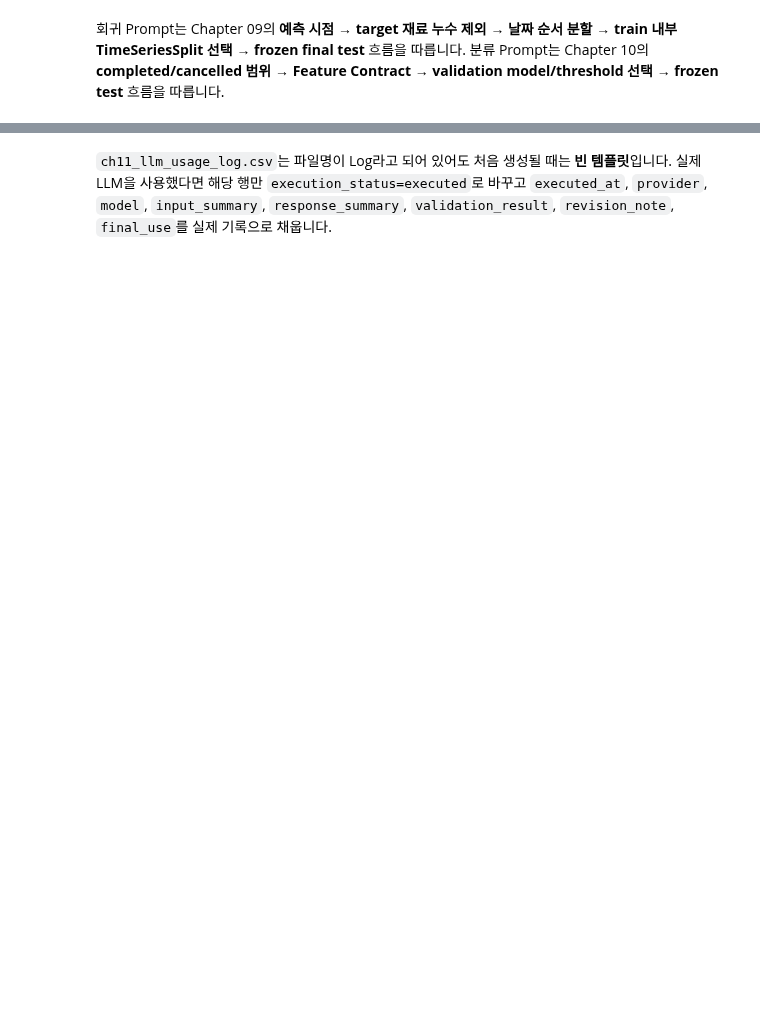
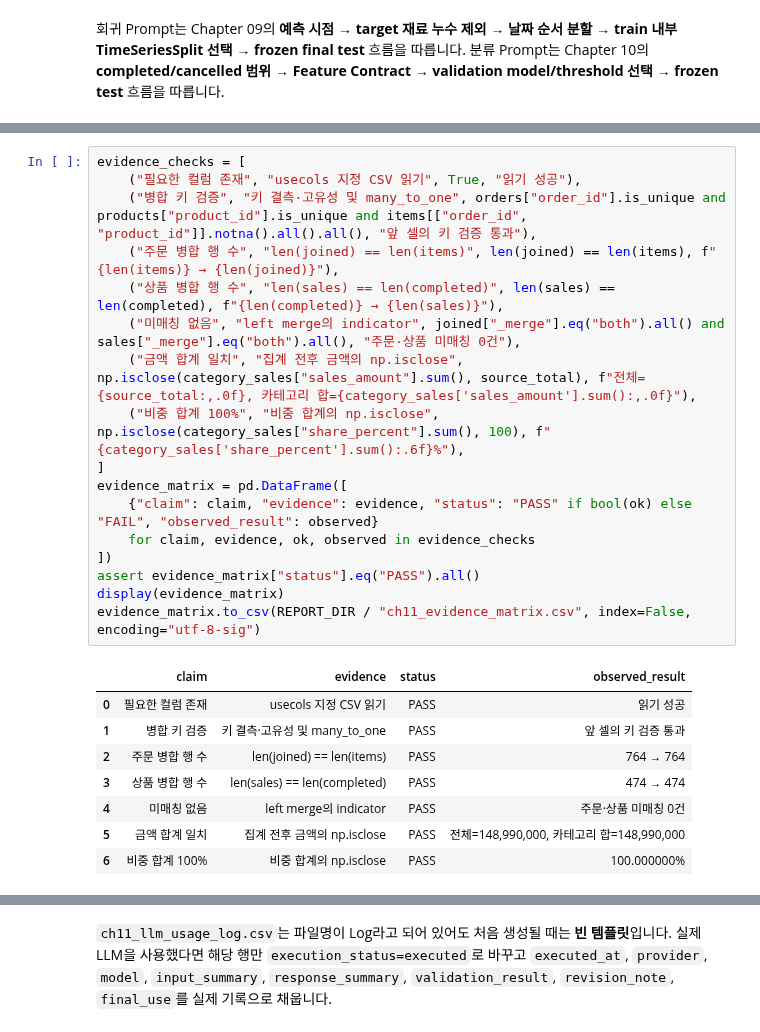
Before and after one commit to dydtlsrl/ai-data-analysis, a Jupyter notebook: 00_llm-data-analysis-course/practice/chapter11/chapter11.ipynb, the cells around one changed output, grey strips where cells are left out. Drawn from its saved outputs; the diff is of its cells as text; blank space fills up the shorter version.

```diff
--- a/00_llm-data-analysis-course/practice/chapter11/chapter11.ipynb
+++ b/00_llm-data-analysis-course/practice/chapter11/chapter11.ipynb
@@ -161,0 +584,26 @@ for selected_step in ['회귀 코드 검토', '분류 코드 검토', '외부
+# %%
+evidence_checks = [
+    ("필요한 컬럼 존재", "usecols 지정 CSV 읽기", True, "읽기 성공"),
+    ("병합 키 검증", "키 결측·고유성 및 many_to_one", orders["order_id"].is_unique and products["product_id"].is_unique and items[["order_id", "product_id"]].notna().all().all(), "앞 셀의 키 검증 통과"),
+    ("주문 병합 행 수", "len(joined) == len(items)", len(joined) == len(items), f"{len(items)} → {len(joined)}"),
+    ("상품 병합 행 수", "len(sales) == len(completed)", len(sales) == len(completed), f"{len(completed)} → {len(sales)}"),
+    ("미매칭 없음", "left merge의 indicator", joined["_merge"].eq("both").all() and sales["_merge"].eq("both").all(), "주문·상품 미매칭 0건"),
+    ("금액 합계 일치", "집계 전후 금액의 np.isclose", np.isclose(category_sales["sales_amount"].sum(), source_total), f"전체={source_total:,.0f}, 카테고리 합={category_sales['sales_amount'].sum():,.0f}"),
+    ("비중 합계 100%", "비중 합계의 np.isclose", np.isclose(category_sales["share_percent"].sum(), 100), f"{category_sales['share_percent'].sum():.6f}%"),
+]
+evidence_matrix = pd.DataFrame([
+    {"claim": claim, "evidence": evidence, "status": "PASS" if bool(ok) else "FAIL", "observed_result": observed}
+    for claim, evidence, ok, observed in evidence_checks
+])
+assert evidence_matrix["status"].eq("PASS").all()
+display(evidence_matrix)
+evidence_matrix.to_csv(REPORT_DIR / "ch11_evidence_matrix.csv", index=False, encoding="utf-8-sig")
+# %% [output]
+|  | claim | evidence | status | observed_result |
+| 0 | 필요한 컬럼 존재 | usecols 지정 CSV 읽기 | PASS | 읽기 성공 |
+| 1 | 병합 키 검증 | 키 결측·고유성 및 many_to_one | PASS | 앞 셀의 키 검증 통과 |
+| 2 | 주문 병합 행 수 | len(joined) == len(items) | PASS | 764 → 764 |
+| 3 | 상품 병합 행 수 | len(sales) == len(completed) | PASS | 474 → 474 |
+| 4 | 미매칭 없음 | left merge의 indicator | PASS | 주문·상품 미매칭 0건 |
+| 5 | 금액 합계 일치 | 집계 전후 금액의 np.isclose | PASS | 전체=148,990,000, 카테고리 합=148,990,000 |
+| 6 | 비중 합계 100% | 비중 합계의 np.isclose | PASS | 100.000000% |
```
Also changed, not shown: parts of 67 cells of this notebook, 23 other files.
